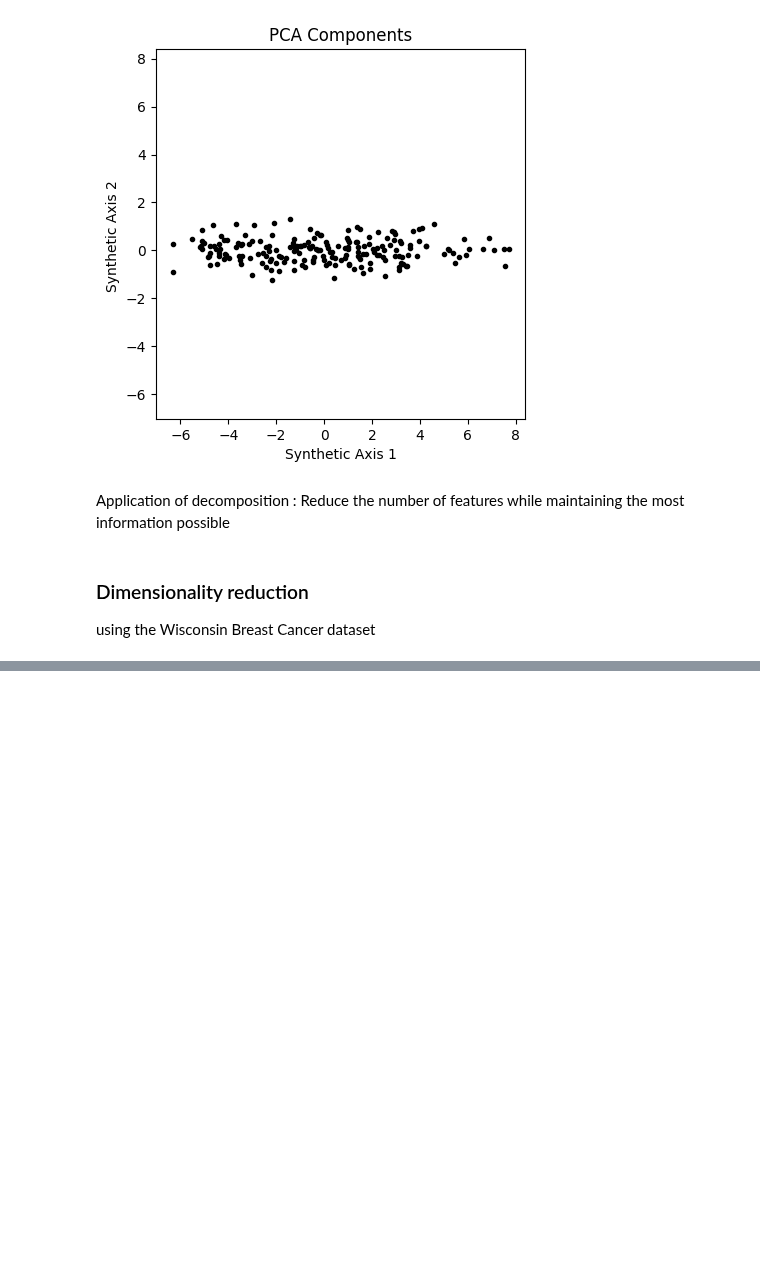
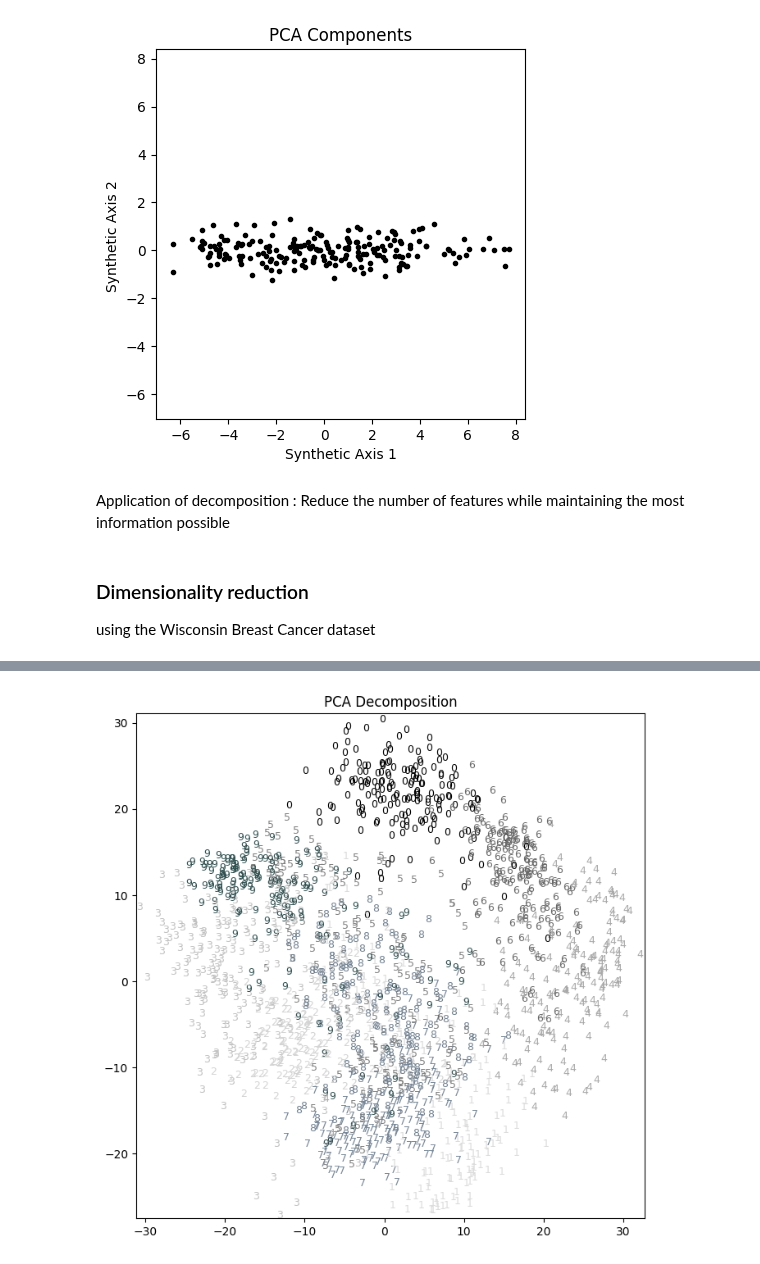
Before and after one commit to Bianchi446/data-cleaning, a Jupyter notebook: 07-feature-engineering.ipynb, the cells around one changed output, grey strips where cells are left out. Drawn from its saved outputs; the diff is of its cells as text; code cells hidden in the pictures; blank space fills up the shorter version.

```diff
--- a/07-feature-engineering.ipynb
+++ b/07-feature-engineering.ipynb
@@ -768,0 +809,5 @@ y = cancer.target
+# %%
+pca_digits = PCA(n_components = 2).fit_transform(digits.data)
+plot_digits(pca_digits, digits, 'PCA')
+# %% [output]
+[figure, added]
```
Also changed, not shown: parts of 8 cells of this notebook, 3 other files.
